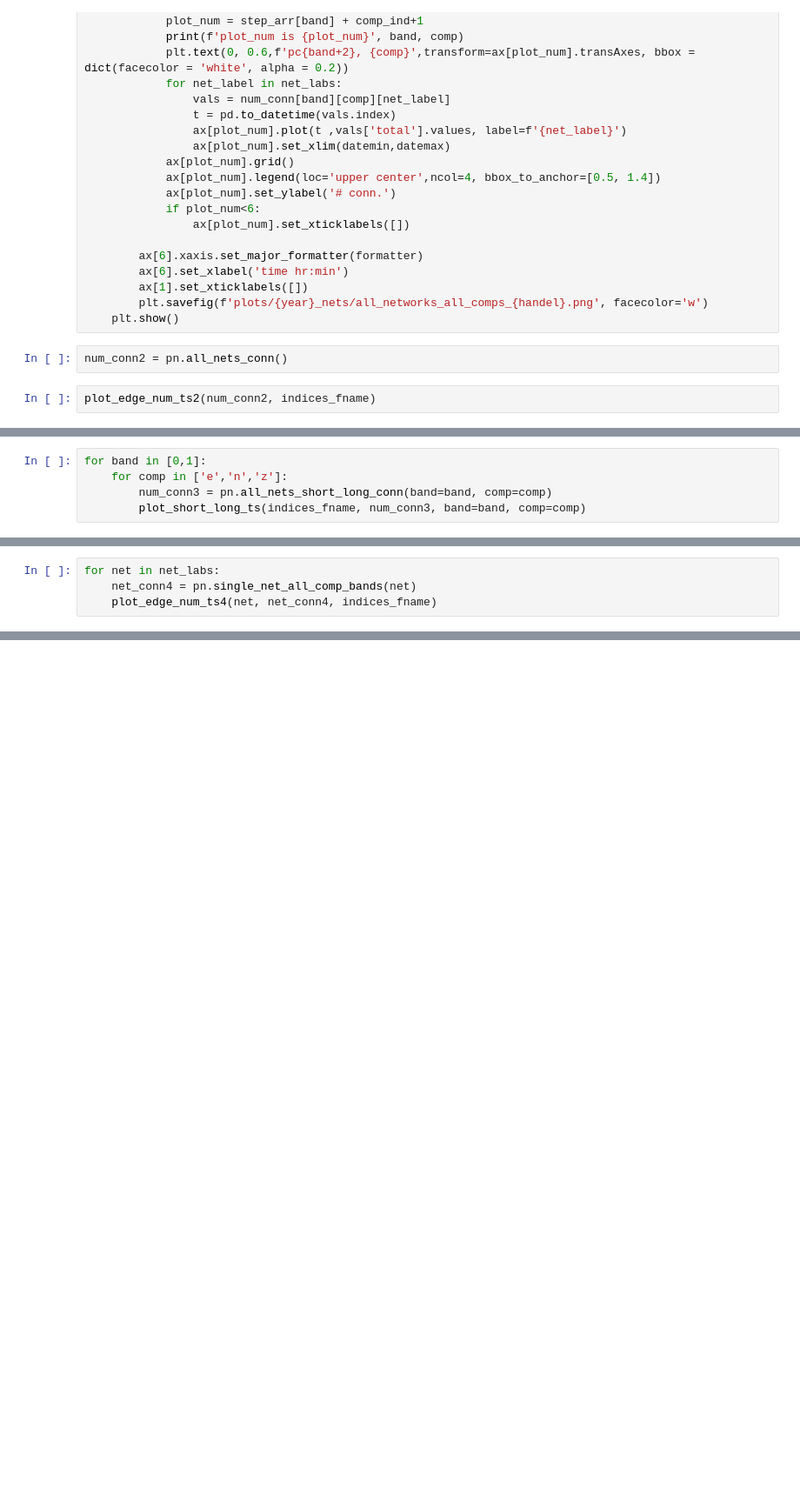
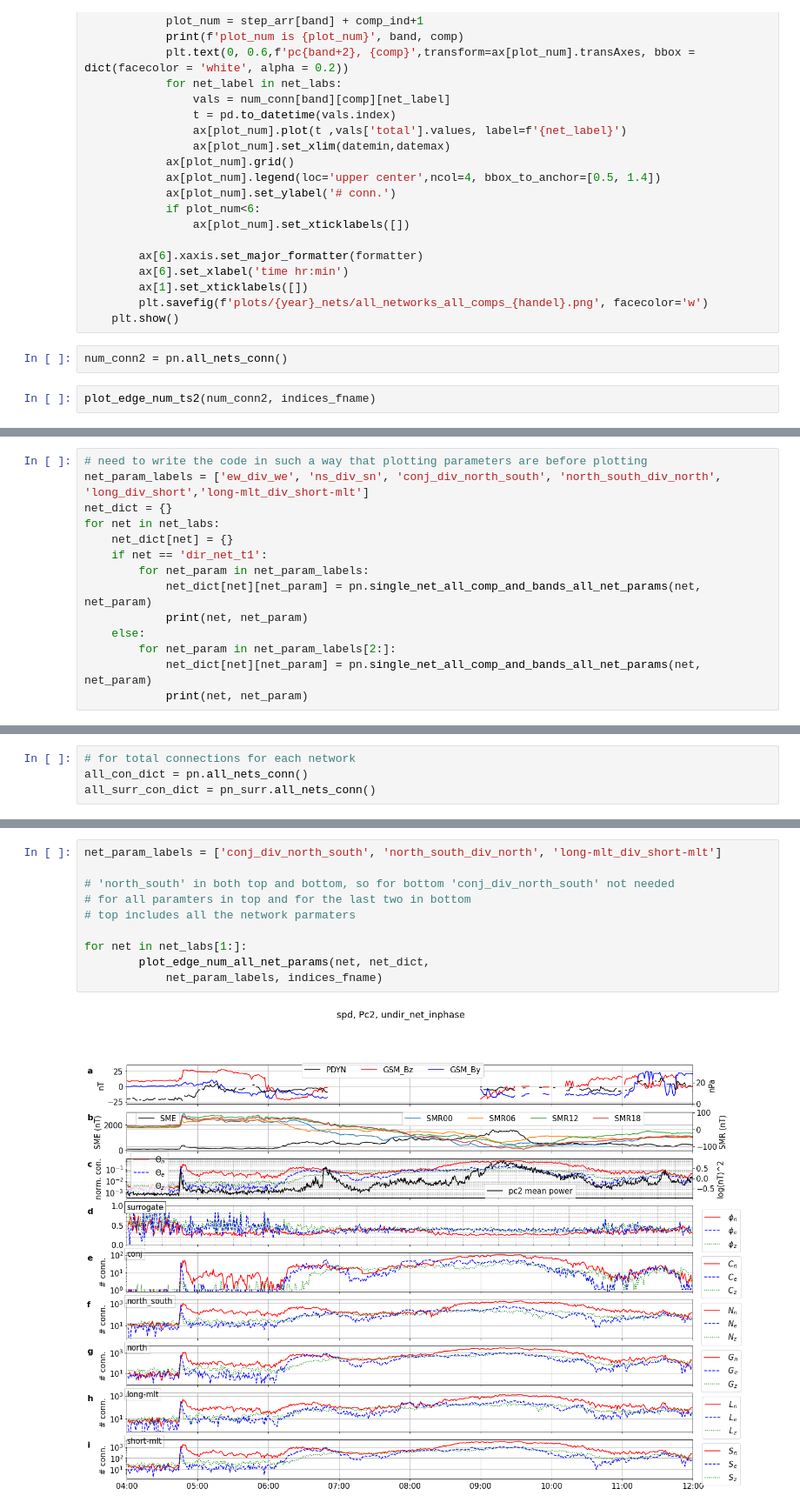
Before and after one commit to shahbaz22/geomag_data-mining, a Jupyter notebook: plotting_all_connections.ipynb, the cells around one changed output, grey strips where cells are left out. Shown at 87% size. Cells and saved outputs as stored; diff of their text form; blank space fills up the shorter version.

```diff
--- a/plotting_all_connections.ipynb
+++ b/plotting_all_connections.ipynb
@@ -283,8 +296,3 @@ def plot_short_long_ts(indices_fname:str, num_conn:dict, band:int, comp:str):
         if plot_num<len(net_labs):
             ax[plot_num].set_xticklabels([])
         plt.savefig(f'plots/{year}_nets/comp_{comp}/long_short_all_nets_{comp}_pc{band+2}_{handel}', facecolor='w')
-# %%
-for band in [0,1]:
-    for comp in ['e','n','z']:
-        num_conn3 = pn.all_nets_short_long_conn(band=band, comp=comp)
-        plot_short_long_ts(indices_fname, num_conn3, band=band, comp=comp)
@@ -352,4 +299,14 @@ def plot_edge_num_ts4(net_label:str, num_conn:dict, indices_fname:str):
-# %%
-for net in net_labs:
-    net_conn4 = pn.single_net_all_comp_bands(net)
-    plot_edge_num_ts4(net, net_conn4, indices_fname)
+# %%
+# need to write the code in such a way that plotting parameters are before plotting
+net_param_labels = ['ew_div_we', 'ns_div_sn', 'conj_div_north_south', 'north_south_div_north', 'long_div_short','long-mlt_div_short-mlt']
+net_dict = {}
+for net in net_labs:
+    net_dict[net] = {}
+    if net == 'dir_net_t1':
+        for net_param in net_param_labels:
+            net_dict[net][net_param] = pn.single_net_all_comp_and_bands_all_net_params(net, net_param)
+            print(net, net_param)
+    else:
+        for net_param in net_param_labels[2:]:
+            net_dict[net][net_param] = pn.single_net_all_comp_and_bands_all_net_params(net, net_param)
+            print(net, net_param)
@@ -355,0 +328,4 @@ for net in net_labs:
+# %%
+# for total connections for each network
+all_con_dict = pn.all_nets_conn()
+all_surr_con_dict = pn_surr.all_nets_conn()
@@ -355,0 +498,12 @@ for net in net_labs:
+# %%
+net_param_labels = ['conj_div_north_south', 'north_south_div_north', 'long-mlt_div_short-mlt']
+
+# 'north_south' in both top and bottom, so for bottom 'conj_div_north_south' not needed
+# for all paramters in top and for the last two in bottom
+# top includes all the network parmaters
+
+for net in net_labs[1:]:
+        plot_edge_num_all_net_params(net, net_dict,
+            net_param_labels, indices_fname)
+# %% [output]
+[figure, added]
```
Also changed, not shown: parts of 16 cells of this notebook, 4 other files.
